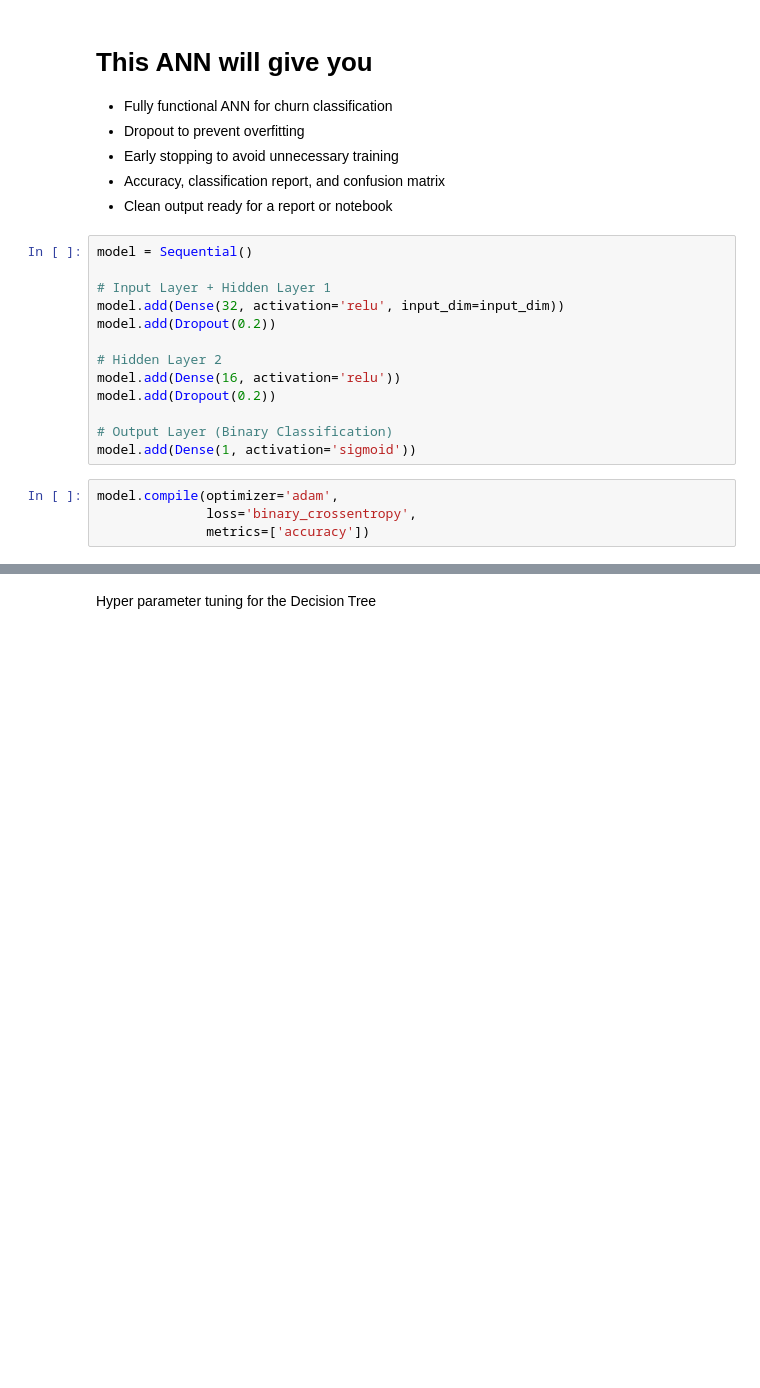
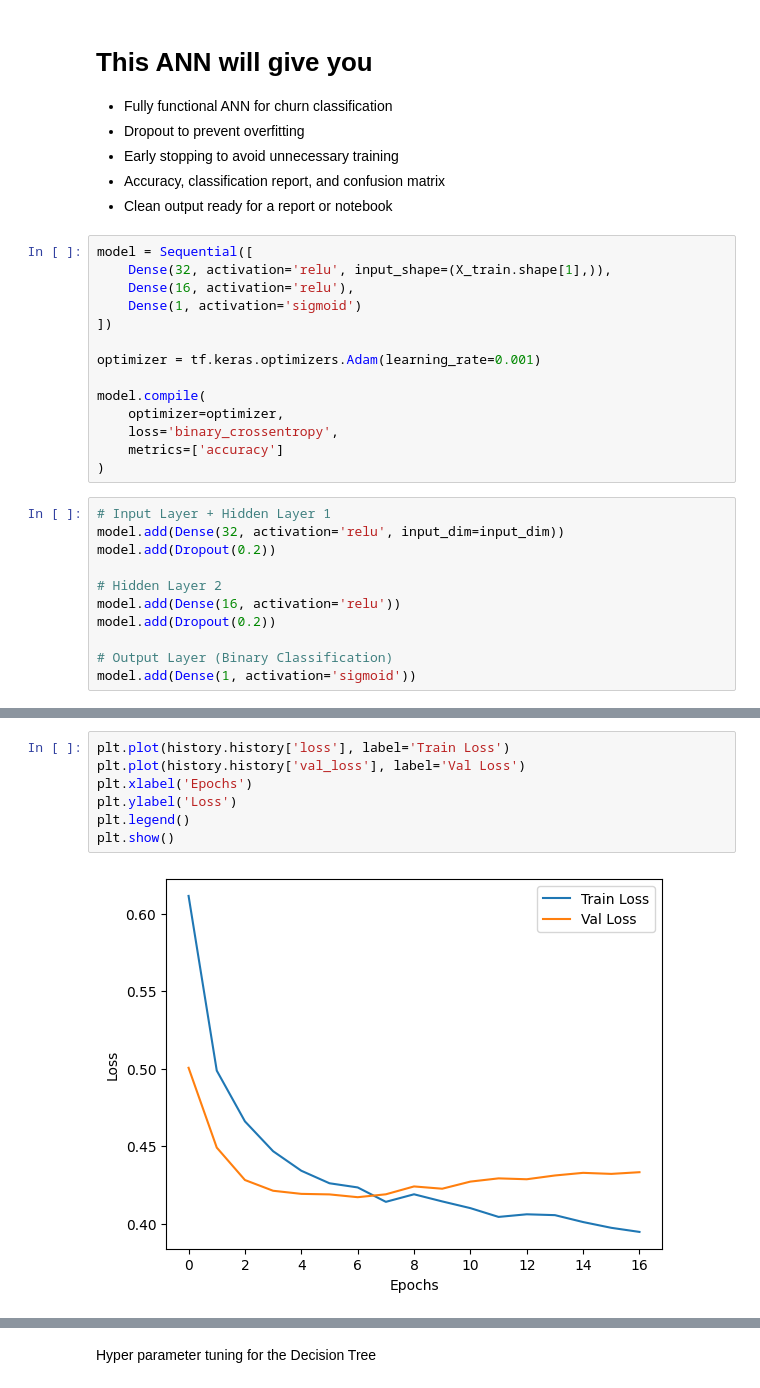
Before and after one commit to YasiruMethmal123/Telco-Customer-Churn, a Jupyter notebook: Churn_Prediction.ipynb, the cells around one changed output, grey strips where cells are left out. Drawn from its saved outputs; the diff is of its cells as text; blank space fills up the shorter version.

```diff
--- a/Churn_Prediction.ipynb
+++ b/Churn_Prediction.ipynb
@@ -349,9 +370,21 @@ input_dim = X_train.shape[1]
 * Early stopping to avoid unnecessary training
 * Accuracy, classification report, and confusion matrix
 * Clean output ready for a report or notebook
+# %%
+model = Sequential([
+    Dense(32, activation='relu', input_shape=(X_train.shape[1],)),
+    Dense(16, activation='relu'),
+    Dense(1, activation='sigmoid')
+])
+
+optimizer = tf.keras.optimizers.Adam(learning_rate=0.001)
+
+model.compile(
+    optimizer=optimizer,
+    loss='binary_crossentropy',
+    metrics=['accuracy']
+)
 # %%
-model = Sequential()
-
 # Input Layer + Hidden Layer 1
 model.add(Dense(32, activation='relu', input_dim=input_dim))
 model.add(Dropout(0.2))
@@ -362,10 +395,6 @@ model.add(Dropout(0.2))
 
 # Output Layer (Binary Classification)
 model.add(Dense(1, activation='sigmoid'))
-# %%
-model.compile(optimizer='adam',
-              loss='binary_crossentropy',
-              metrics=['accuracy'])
 # %%
 early_stop = EarlyStopping(monitor='val_loss',
                            patience=10,
@@ -423,0 +453,9 @@ Accuracy: 0.7871 (78.71%)
+# %%
+plt.plot(history.history['loss'], label='Train Loss')
+plt.plot(history.history['val_loss'], label='Val Loss')
+plt.xlabel('Epochs')
+plt.ylabel('Loss')
+plt.legend()
+plt.show()
+# %% [output]
+[figure, added]
```
Also changed, not shown: parts of 20 cells of this notebook.
